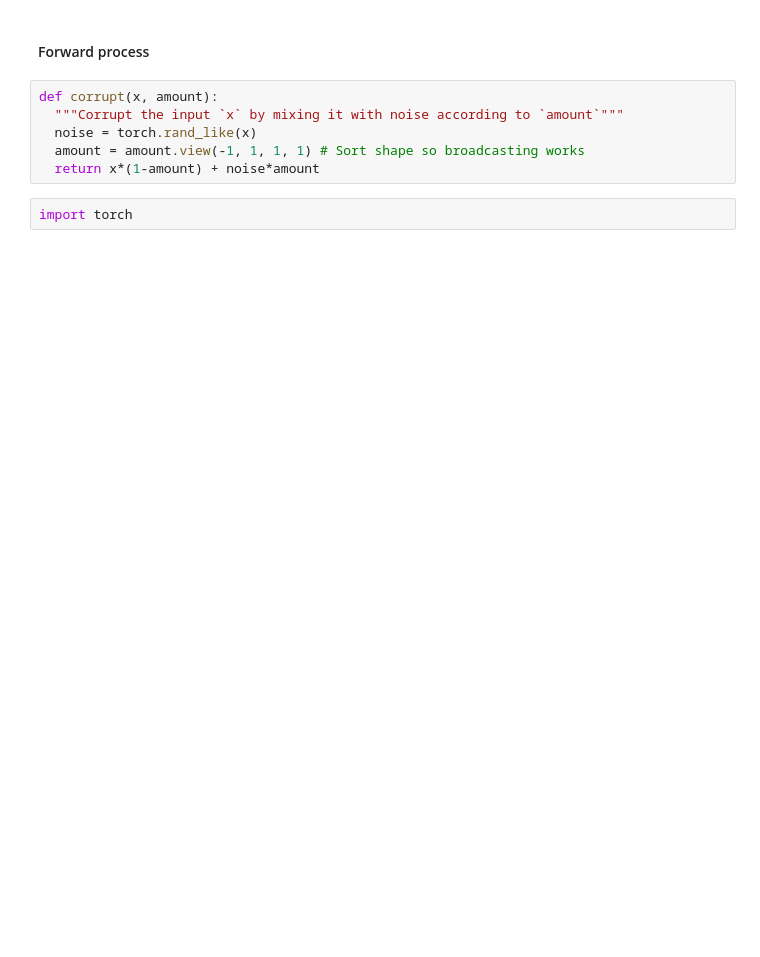
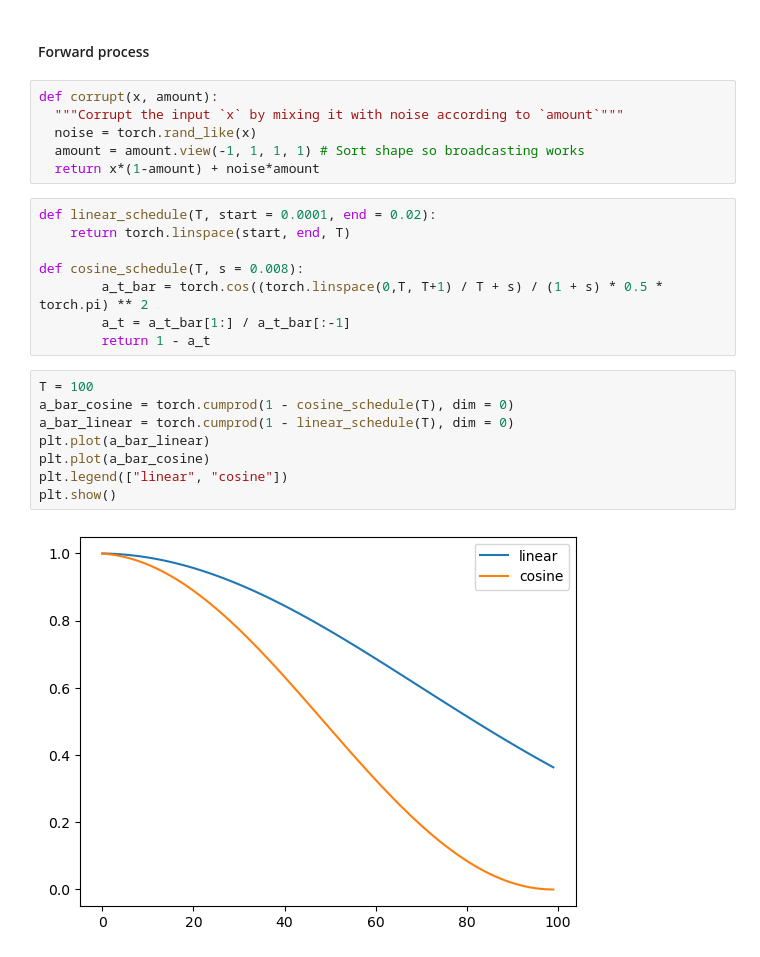
Before and after one commit to ontenkutsenko/Diffusion, a Jupyter notebook: Initial work.ipynb, the cells around one changed output. Cells and saved outputs as stored; diff of their text form; blank space fills up the shorter version.

```diff
--- a/Initial work.ipynb
+++ b/Initial work.ipynb
@@ -61,5 +67,21 @@ def corrupt(x, amount):
   noise = torch.rand_like(x)
   amount = amount.view(-1, 1, 1, 1) # Sort shape so broadcasting works
   return x*(1-amount) + noise*amount
-# %%
-import torch
+# %%
+def linear_schedule(T, start = 0.0001, end = 0.02):
+    return torch.linspace(start, end, T)
+
+def cosine_schedule(T, s = 0.008):
+        a_t_bar = torch.cos((torch.linspace(0,T, T+1) / T + s) / (1 + s) * 0.5 * torch.pi) ** 2
+        a_t = a_t_bar[1:] / a_t_bar[:-1]
+        return 1 - a_t
+# %%
+T = 100
+a_bar_cosine = torch.cumprod(1 - cosine_schedule(T), dim = 0)
+a_bar_linear = torch.cumprod(1 - linear_schedule(T), dim = 0)
+plt.plot(a_bar_linear)
+plt.plot(a_bar_cosine)
+plt.legend(["linear", "cosine"])
+plt.show()
+# %% [output]
+[figure, added]
```
Also changed, not shown: parts of 24 cells of this notebook.
